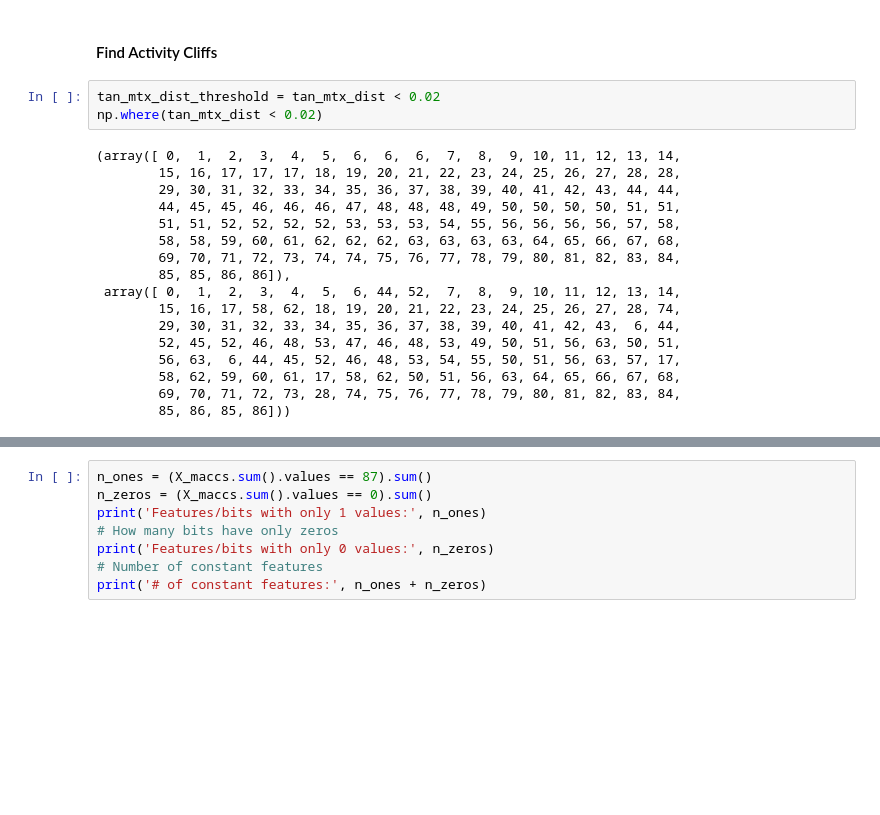
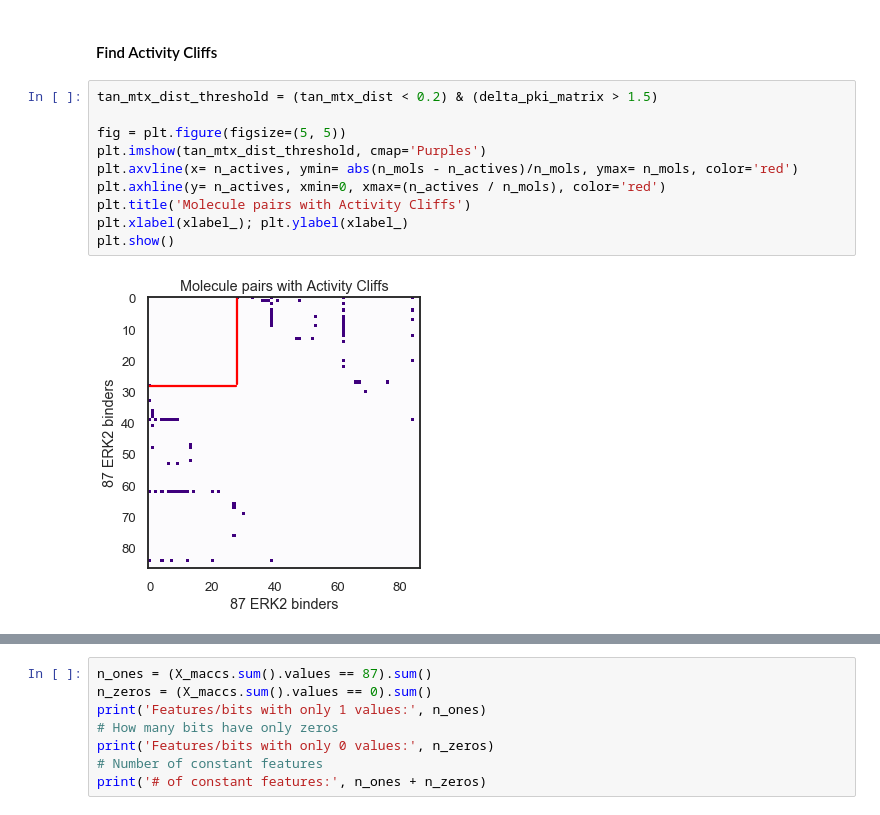
Before and after one commit to jRicciL/ERK2_notebooks, a Jupyter notebook: X_Reviewing_Fourches_work/7_MACCS_Keys_Analysis.ipynb, the cells around one changed output, grey strips where cells are left out. Drawn from its saved outputs; the diff is of its cells as text; blank space fills up the shorter version.

```diff
--- a/X_Reviewing_Fourches_work/7_Feature_Selection_RDKit_descriptors.ipynb
+++ b/X_Reviewing_Fourches_work/7_MACCS_Keys_Analysis.ipynb
@@ -157,24 +147,16 @@ plt.show()
 # %% [markdown]
 #### Find Activity Cliffs
-# %%
-tan_mtx_dist_threshold = tan_mtx_dist < 0.02
-np.where(tan_mtx_dist < 0.02)
-# %% [output]
-(array([ 0,  1,  2,  3,  4,  5,  6,  6,  6,  7,  8,  9, 10, 11, 12, 13, 14,
-        15, 16, 17, 17, 17, 18, 19, 20, 21, 22, 23, 24, 25, 26, 27, 28, 28,
-        29, 30, 31, 32, 33, 34, 35, 36, 37, 38, 39, 40, 41, 42, 43, 44, 44,
-        44, 45, 45, 46, 46, 46, 47, 48, 48, 48, 49, 50, 50, 50, 50, 51, 51,
-        51, 51, 52, 52, 52, 52, 53, 53, 53, 54, 55, 56, 56, 56, 56, 57, 58,
-        58, 58, 59, 60, 61, 62, 62, 62, 63, 63, 63, 63, 64, 65, 66, 67, 68,
-        69, 70, 71, 72, 73, 74, 74, 75, 76, 77, 78, 79, 80, 81, 82, 83, 84,
-        85, 85, 86, 86]),
- array([ 0,  1,  2,  3,  4,  5,  6, 44, 52,  7,  8,  9, 10, 11, 12, 13, 14,
-        15, 16, 17, 58, 62, 18, 19, 20, 21, 22, 23, 24, 25, 26, 27, 28, 74,
-        29, 30, 31, 32, 33, 34, 35, 36, 37, 38, 39, 40, 41, 42, 43,  6, 44,
-        52, 45, 52, 46, 48, 53, 47, 46, 48, 53, 49, 50, 51, 56, 63, 50, 51,
-        56, 63,  6, 44, 45, 52, 46, 48, 53, 54, 55, 50, 51, 56, 63, 57, 17,
-        58, 62, 59, 60, 61, 17, 58, 62, 50, 51, 56, 63, 64, 65, 66, 67, 68,
-        69, 70, 71, 72, 73, 28, 74, 75, 76, 77, 78, 79, 80, 81, 82, 83, 84,
-        85, 86, 85, 86]))
+# %%
+tan_mtx_dist_threshold = (tan_mtx_dist < 0.2) & (delta_pki_matrix > 1.5)
+
+fig = plt.figure(figsize=(5, 5))
+plt.imshow(tan_mtx_dist_threshold, cmap='Purples')
+plt.axvline(x= n_actives, ymin= abs(n_mols - n_actives)/n_mols, ymax= n_mols, color='red')
+plt.axhline(y= n_actives, xmin=0, xmax=(n_actives / n_mols), color='red')
+plt.title('Molecule pairs with Activity Cliffs')
+plt.xlabel(xlabel_); plt.ylabel(xlabel_)
+plt.show()
+# %% [output]
+[figure, added]
 # %% [markdown]
 ## Feature Selection
```
Also changed, not shown: parts of 7 cells of this notebook.
